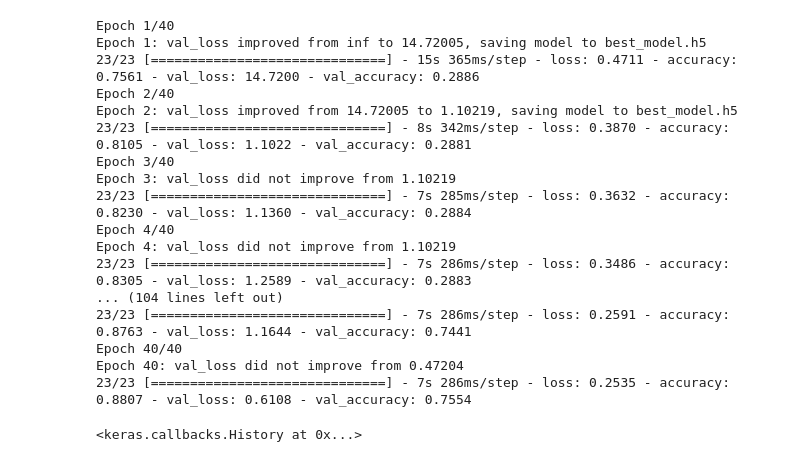
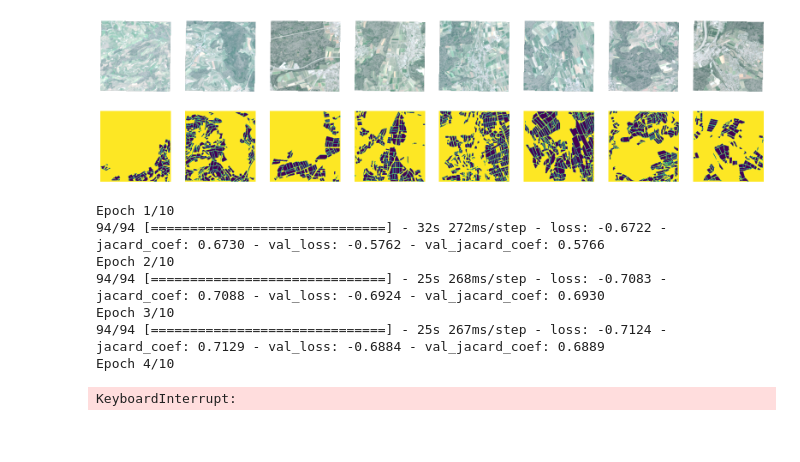
Before and after one commit to dennisshushackost/Satelite, a Jupyter notebook: train.ipynb, the cells around one changed output. Drawn from its saved outputs; the diff is of its cells as text; code cells hidden in the pictures.

```diff
--- a/train.ipynb
+++ b/train.ipynb
@@ -10,3 +35,21 @@ path = "/workspaces/Satelite/data/dataset_upscaled_True/val"
+# %%
+# Plot the images and masks
+def plot_images(images, masks, num_images=8):
+    fig, ax = plt.subplots(2, num_images, figsize=(20, 5))
+    for i in range(num_images):
+        ax[0, i].imshow(images[i])
+        ax[0, i].axis('off')
+        ax[1, i].imshow(masks[i])
+        ax[1, i].axis('off')
+    plt.show()
+
+# Load the images and masks
+for images, masks in val_data.dataset.take(1):
+    plot_images(images, masks)
+
+# Load the images and masks
+# %% [output]
+[figure, added]
 # %%
 import os
 import tensorflow as tf
@@ -16,20 +59,31 @@ os.environ['TF_CPP_MIN_LOG_LEVEL'] = '3'
 
 from helpers.UNET import UNET
 from helpers.load import LoadandAugment
+from keras import backend as K
 
 # Base path for the dataset
-path = "/home/tfuser/project/Satelite/data/dataset/"
+path = "/workspaces/Satelite/data/dataset_upscaled_False"
 train_path = os.path.join(path, "train")
 val_path = os.path.join(path, "val")
 test_path = os.path.join(path, "test")
 
 # Initialize data loaders
-train_data = LoadandAugment(train_path, "train", 8)
-val_data = LoadandAugment(val_path, "val", 8)
+train_data = LoadandAugment(train_path, "train", 32, True)
+val_data = LoadandAugment(val_path, "val", 32, True)
+
+# Jaccard coefficient (IoU) metric and loss function
+def jacard_coef(y_true, y_pred):
+    y_true_f = K.cast(K.flatten(y_true), 'float32')
+    y_pred_f = K.cast(K.flatten(y_pred), 'float32')
+    intersection = K.sum(y_true_f * y_pred_f)
+    return (intersection + 1.0) / (K.sum(y_true_f) + K.sum(y_pred_f) - intersection + 1.0)
+
+def jacard_coef_loss(y_true, y_pred):
+    return -jacard_coef(y_true, y_pred)
 
 # Initialize UNET model
-unet = UNET(input_shape=(512, 512, 4))
-unet.model.compile(optimizer='adam', loss='binary_crossentropy', metrics=['accuracy'])
+unet = UNET(input_shape=(256, 256, 4))
+unet.model.compile(optimizer='adam', loss=jacard_coef_loss, metrics=[jacard_coef])
 
 # Setup the model checkpoint callback to save the best model
 checkpoint_callback = ModelCheckpoint(
@@ -40,27 +94,17 @@ checkpoint_callback = ModelCheckpoint(
 unet.model.fit(
     train_data.dataset,
     validation_data=val_data.dataset,
-    epochs=40,
+    epochs=10,
     callbacks=[checkpoint_callback]
 )
 # %% [output]
-Epoch 1/40
-Epoch 1: val_loss improved from inf to 14.72005, saving model to best_model.h5
-23/23 [==============================] - 15s 365ms/step - loss: 0.4711 - accuracy: 0.7561 - val_loss: 14.7200 - val_accuracy: 0.2886
-Epoch 2/40
-Epoch 2: val_loss improved from 14.72005 to 1.10219, saving model to best_model.h5
-23/23 [==============================] - 8s 342ms/step - loss: 0.3870 - accuracy: 0.8105 - val_loss: 1.1022 - val_accuracy: 0.2881
-Epoch 3/40
-Epoch 3: val_loss did not improve from 1.10219
-23/23 [==============================] - 7s 285ms/step - loss: 0.3632 - accuracy: 0.8230 - val_loss: 1.1360 - val_accuracy: 0.2884
-Epoch 4/40
-Epoch 4: val_loss did not improve from 1.10219
-23/23 [==============================] - 7s 286ms/step - loss: 0.3486 - accuracy: 0.8305 - val_loss: 1.2589 - val_accuracy: 0.2883
-... (104 lines left out)
-23/23 [==============================] - 7s 286ms/step - loss: 0.2591 - accuracy: 0.8763 - val_loss: 1.1644 - val_accuracy: 0.7441
-Epoch 40/40
-Epoch 40: val_loss did not improve from 0.47204
-23/23 [==============================] - 7s 286ms/step - loss: 0.2535 - accuracy: 0.8807 - val_loss: 0.6108 - val_accuracy: 0.7554
+Epoch 1/10
+94/94 [==============================] - 32s 272ms/step - loss: -0.6722 - jacard_coef: 0.6730 - val_loss: -0.5762 - val_jacard_coef: 0.5766
+Epoch 2/10
+94/94 [==============================] - 25s 268ms/step - loss: -0.7083 - jacard_coef: 0.7088 - val_loss: -0.6924 - val_jacard_coef: 0.6930
+Epoch 3/10
+94/94 [==============================] - 25s 267ms/step - loss: -0.7124 - jacard_coef: 0.7129 - val_loss: -0.6884 - val_jacard_coef: 0.6889
+Epoch 4/10
-<keras.callbacks.History at 0x...>
+KeyboardInterrupt:
 # %%
 
```
Also changed, not shown: parts of 4 cells of this notebook, 4 other files.
